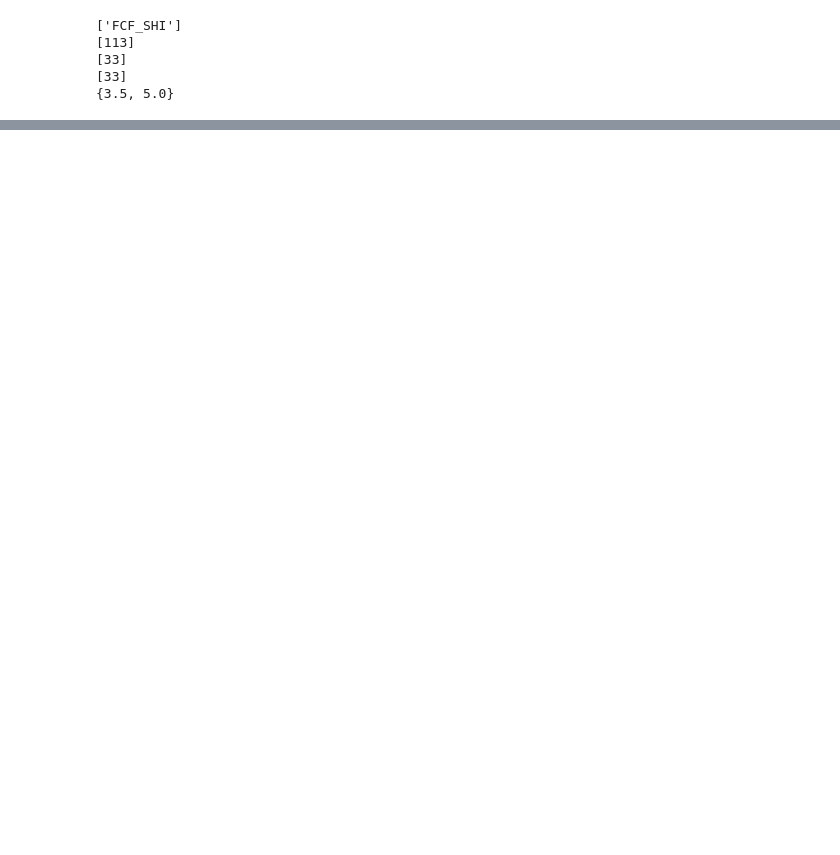
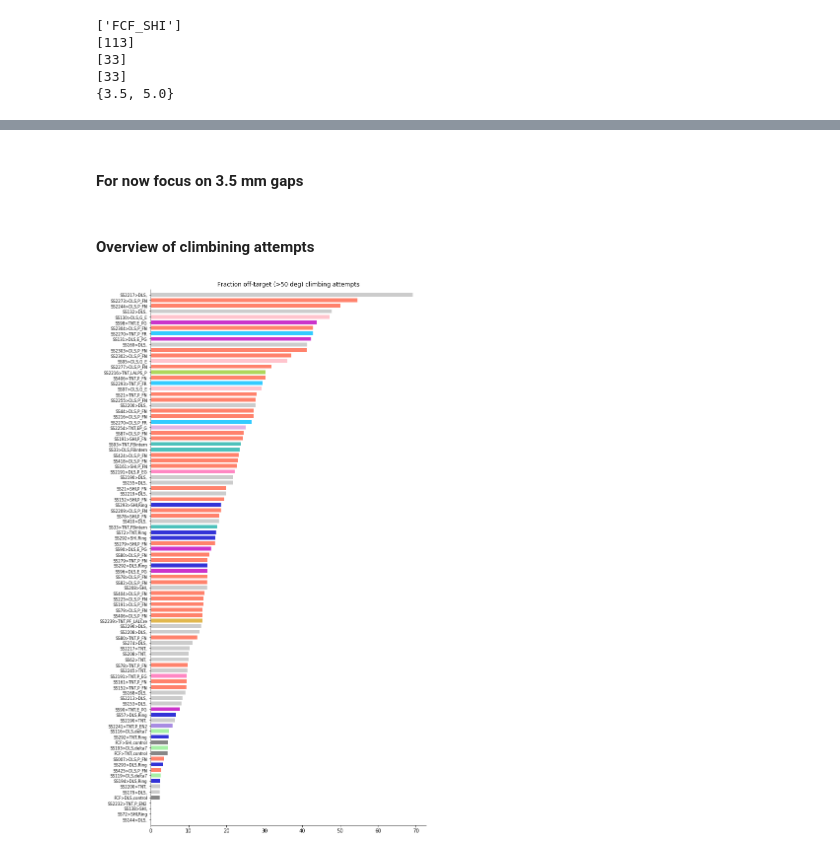
Before and after one commit to hjmh/gapCrossingAnalysis, a Jupyter notebook: gapCrossing_analysisOfScreen.ipynb, the cells around one changed output, grey strips where cells are left out. Drawn from its saved outputs; the diff is of its cells as text; code cells hidden in the pictures; blank space fills up the shorter version.

Commit message:
reorganisation of data in dataframe, added analysis of various subgroups and comparisons across effectors

```diff
--- a/gapCrossing_analysisOfScreen.ipynb
+++ b/gapCrossing_analysisOfScreen.ipynb
@@ -379,3 +63,0 @@ ax.set_theta_zero_location('N')
-# %%
-for i in range(10):
-    print(len(genotypedata[i]))
@@ -392,0 +179,18 @@ for i in range(10):
+# %%
+offtarget_ang = 50
+# %%
+screenRawdf = pd.DataFrame()
+keylist = ['genotype','ax','ay', 'hx', 'hy','angle', 'gap']
+for i in range(ngts):
+    genotypedata = matdata[i][0]
+    singleFlydf = pd.DataFrame({
+        'genotype': genotypedata[0][0],
+        'ax': list(np.squeeze(np.asarray(genotypedata[3]))),
+        'ay': list(np.squeeze(np.asarray(genotypedata[5]))),
+        'hx': list(np.squeeze(np.asarray(genotypedata[4]))),
+        'hy': list(np.squeeze(np.asarray(genotypedata[6]))),
+        'angle': list(np.squeeze(np.asarray(genotypedata[7]))),
+        'gap': list(np.squeeze(np.asarray(genotypedata[8])))
+    })
+    screenRawdf = screenRawdf.append(singleFlydf)
+screenRawdf = screenRawdf[keylist]
@@ -392,0 +249,2 @@ for i in range(10):
+# %% [markdown]
+#### For now focus on 3.5 mm gaps
@@ -392,0 +333,27 @@ for i in range(10):
+# %% [markdown]
+#### Overview of climbining attempts
+# %%
+overviewdf = screenStats35df[screenStats35df.numClimb.notnull()] #screenStatsdf #screenStats40df[screenStats40df.numClimb.notnull()] #
+postfix = '3-5mm' #'all'#'4-0mm'#
+maxClimb = 100 #100, 150
+# %%
+offTsortdf = overviewdf.sort_values(by=['fracOffTarget'])
+
+fig, axs = plt.subplots(1,1, figsize=(10,20))
+
+barcol = []
+for i in range(len(offTsortdf)):
+    if offTsortdf['nclass'].values[i] == '':
+        barcol.append('silver')
+    else:
+        barcol.append(nclassCols[offTsortdf['nclass'].values[i]])
+
+axs.barh(np.arange(len(offTsortdf)), offTsortdf['fracOffTarget'], 0.7, alpha=0.8, color=barcol)
+plt.yticks(np.arange(len(offTsortdf)), offTsortdf['genotype']+'>'+offTsortdf['effector']+','+offTsortdf['nclass'], fontsize=8)
+axs.set_title('Fraction off-target (>{} deg) climbing attempts'.format(offtarget_ang), fontsize=12);
+axs.set_ylim(-1, len(offTsortdf))
+myAxisTheme(axs)
+
+fig.savefig(plotDir+sep+'screen_offtarget{}deg_lineOverview_{}.pdf'.format(offtarget_ang,postfix))
+# %% [output]
+[figure, added]
```
Also changed, not shown: parts of 82 cells of this notebook.
